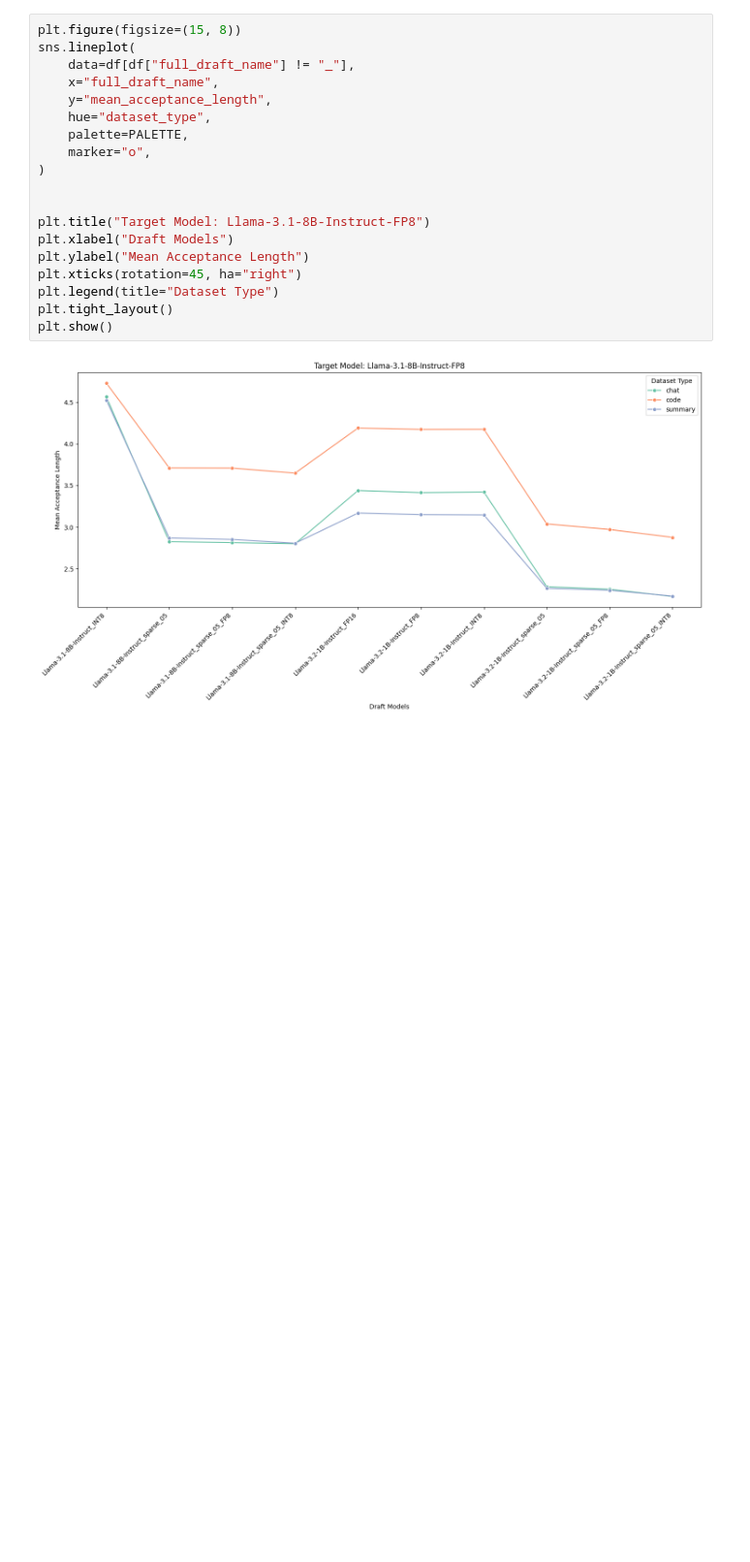
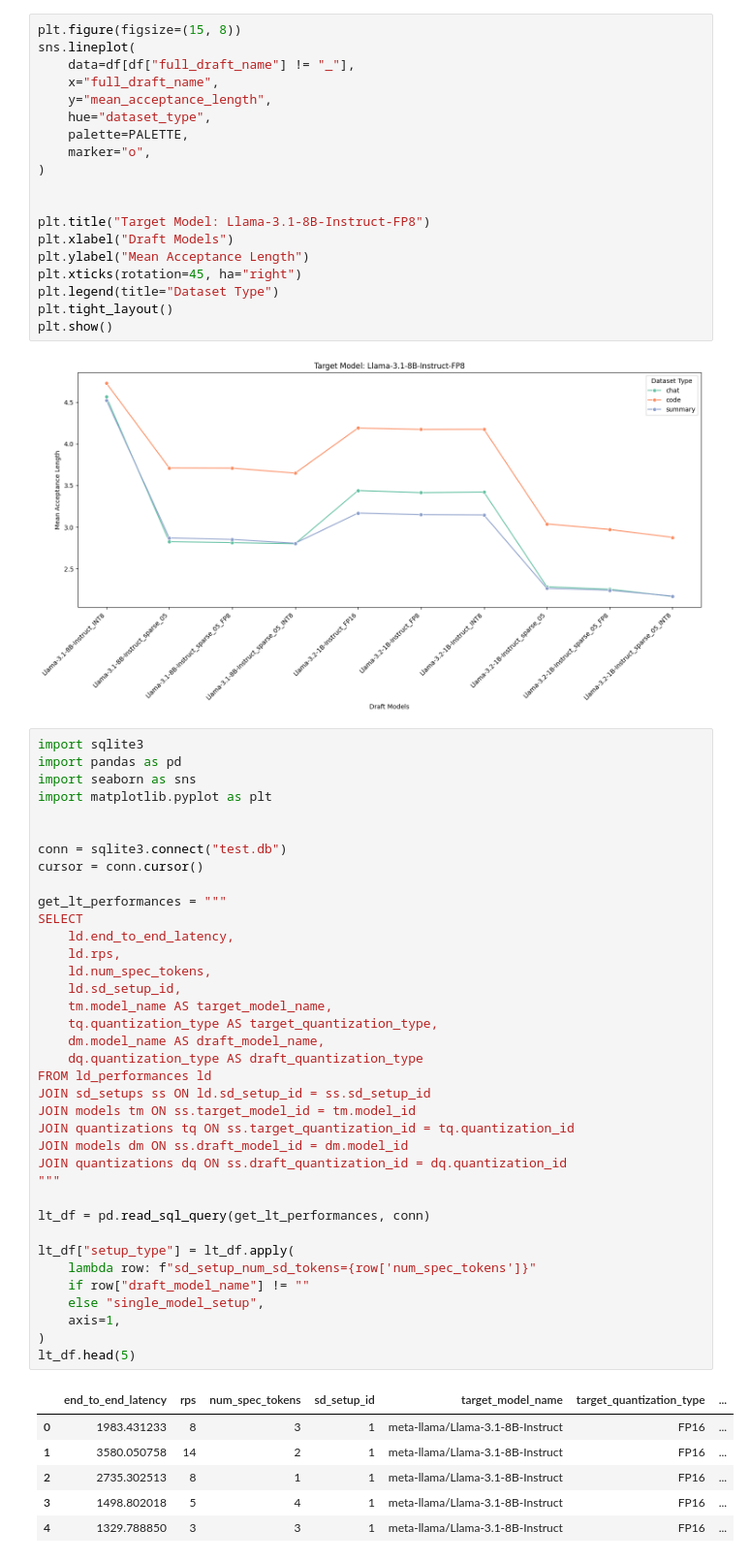
Before and after one commit to Red-Caesar/SpecCourse, a Jupyter notebook: spec_course/notebook.ipynb, the cells around one changed output. Shown at 97% size. Cells and saved outputs as stored; diff of their text form; blank space fills up the shorter version.

```diff
--- a/spec_course/notebook.ipynb
+++ b/spec_course/notebook.ipynb
@@ -252,3 +252,47 @@ plt.tight_layout()
 plt.show()
 # %% [output]
 [figure]
+# %%
+import sqlite3
+import pandas as pd
+import seaborn as sns
+import matplotlib.pyplot as plt
+
+
+conn = sqlite3.connect("test.db")
+cursor = conn.cursor()
+
+get_lt_performances = """
+SELECT
+    ld.end_to_end_latency,
+    ld.rps,
+    ld.num_spec_tokens,
+    ld.sd_setup_id,
+    tm.model_name AS target_model_name,
+    tq.quantization_type AS target_quantization_type,
+    dm.model_name AS draft_model_name,
+    dq.quantization_type AS draft_quantization_type
+FROM ld_performances ld
+JOIN sd_setups ss ON ld.sd_setup_id = ss.sd_setup_id
+JOIN models tm ON ss.target_model_id = tm.model_id
+JOIN quantizations tq ON ss.target_quantization_id = tq.quantization_id
+JOIN models dm ON ss.draft_model_id = dm.model_id
+JOIN quantizations dq ON ss.draft_quantization_id = dq.quantization_id
+"""
+
+lt_df = pd.read_sql_query(get_lt_performances, conn)
+
+lt_df["setup_type"] = lt_df.apply(
+    lambda row: f"sd_setup_num_sd_tokens={row['num_spec_tokens']}"
+    if row["draft_model_name"] != ""
+    else "single_model_setup",
+    axis=1,
+)
+lt_df.head(5)
+# %% [output]
+|  | end_to_end_latency | rps | num_spec_tokens | sd_setup_id | target_model_name | target_quantization_type | ... |
+| 0 | 1983.431233 | 8 | 3 | 1 | meta-llama/Llama-3.1-8B-Instruct | FP16 | ... |
+| 1 | 3580.050758 | 14 | 2 | 1 | meta-llama/Llama-3.1-8B-Instruct | FP16 | ... |
+| 2 | 2735.302513 | 8 | 1 | 1 | meta-llama/Llama-3.1-8B-Instruct | FP16 | ... |
+| 3 | 1498.802018 | 5 | 4 | 1 | meta-llama/Llama-3.1-8B-Instruct | FP16 | ... |
+| 4 | 1329.788850 | 3 | 3 | 1 | meta-llama/Llama-3.1-8B-Instruct | FP16 | ... |
```
Also changed, not shown: parts of 1 cell of this notebook, 1 other file.
